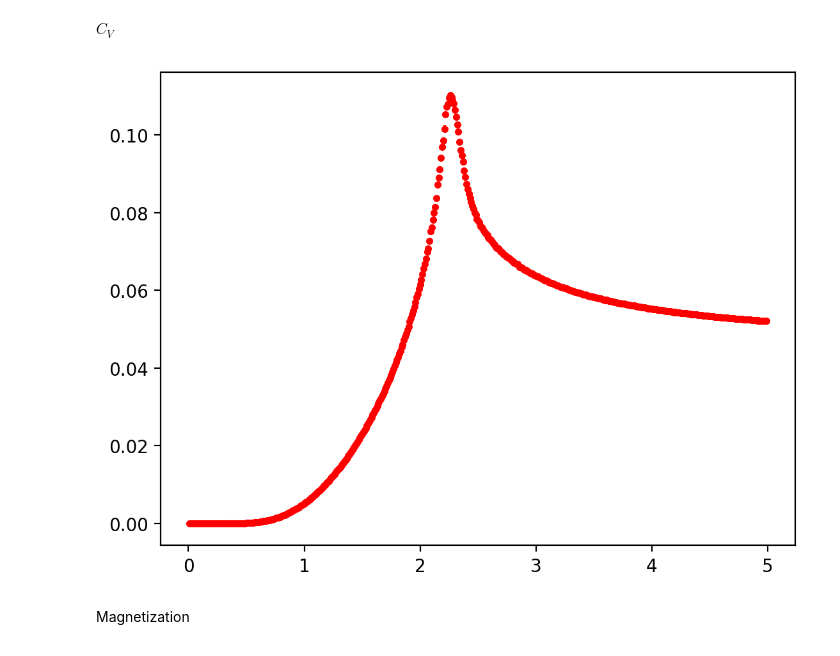
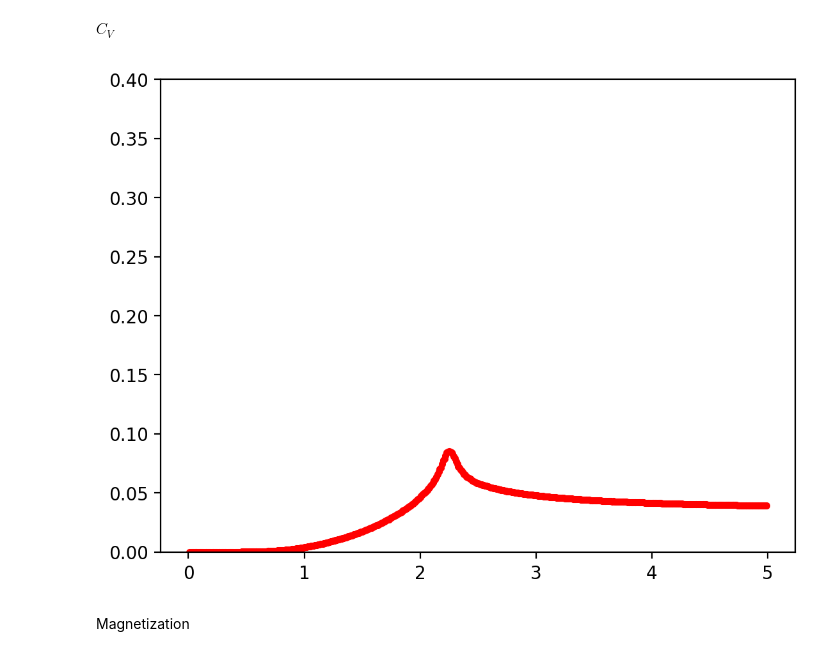
Before and after one commit to benmcdonough20/LarsOnsagerReincarnate, a Jupyter notebook: ising.ipynb, the cells around one changed output. Cells and saved outputs as stored; diff of their text form; code cells hidden in the pictures.

```diff
--- a/ising.ipynb
+++ b/ising.ipynb
@@ -451,30 +10,33 @@ $C_V$
 # %%
 df_list=[]
 for dir in os.listdir(os.getcwd()):
-    if 'N30' not in dir or not os.path.isdir(os.path.join(os.getcwd(),dir)):
+    if 'N40' not in dir or not os.path.isdir(os.path.join(os.getcwd(),dir)):
         continue
     datadir=os.path.join(os.getcwd(),dir)
     for file in os.listdir(datadir):
         if 'EM' in file:
             try:
                 df=pd.read_csv(os.path.join(datadir,file),header=2,index_col=0)
                 # print(df)
                 df=df[['E_std']]
+                df=df.groupby(level=0).agg(list)["E_std"].apply(pd.Series)
                 df=df.rename({'E_std':file.replace('.csv','').split('_v')[1]},axis=1)
                 df_list.append(df)
             except:
                 continue
     data_df=pd.concat(df_list,axis=1)
 plt.figure(dpi=200)
 if len(data_df.columns)>1:
     mean=data_df.mean(axis=1)
     std=data_df.std(axis=1)
     plt.errorbar(data_df.index,mean,yerr=std/np.sqrt(len(data_df.columns)),marker='.',color='r',linestyle='none')
+    # plt.plot(data_df.index,mean,'-r')
 else:
     data_df.plot(color='r',marker='.')
+plt.ylim(0,0.4)
 plt.show()
 # %% [output]
-[figure, old version]
+[figure, new version]
 # %% [markdown]
 Magnetization
 # %%
```
Also changed, not shown: parts of 11 cells of this notebook, 1 other file.
